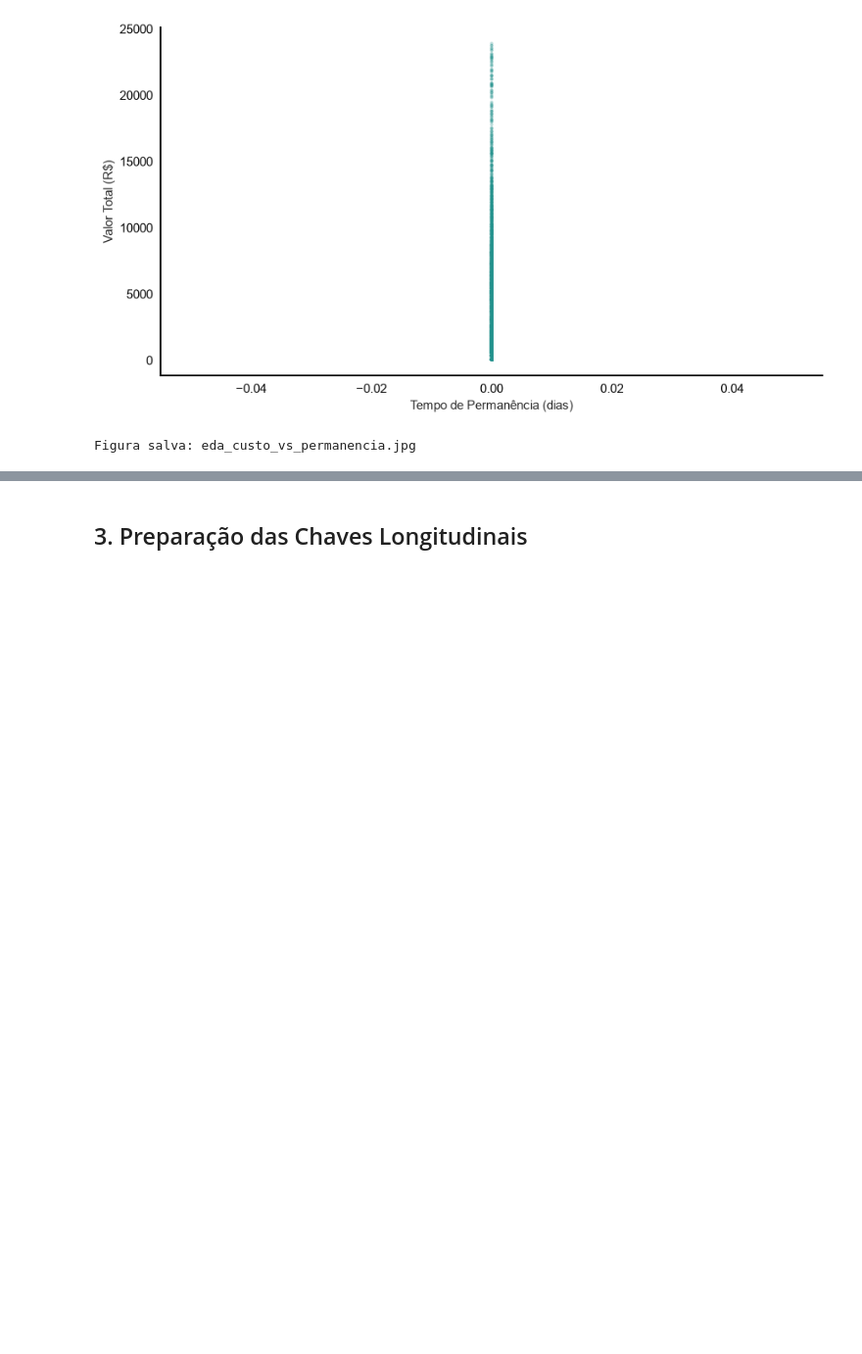
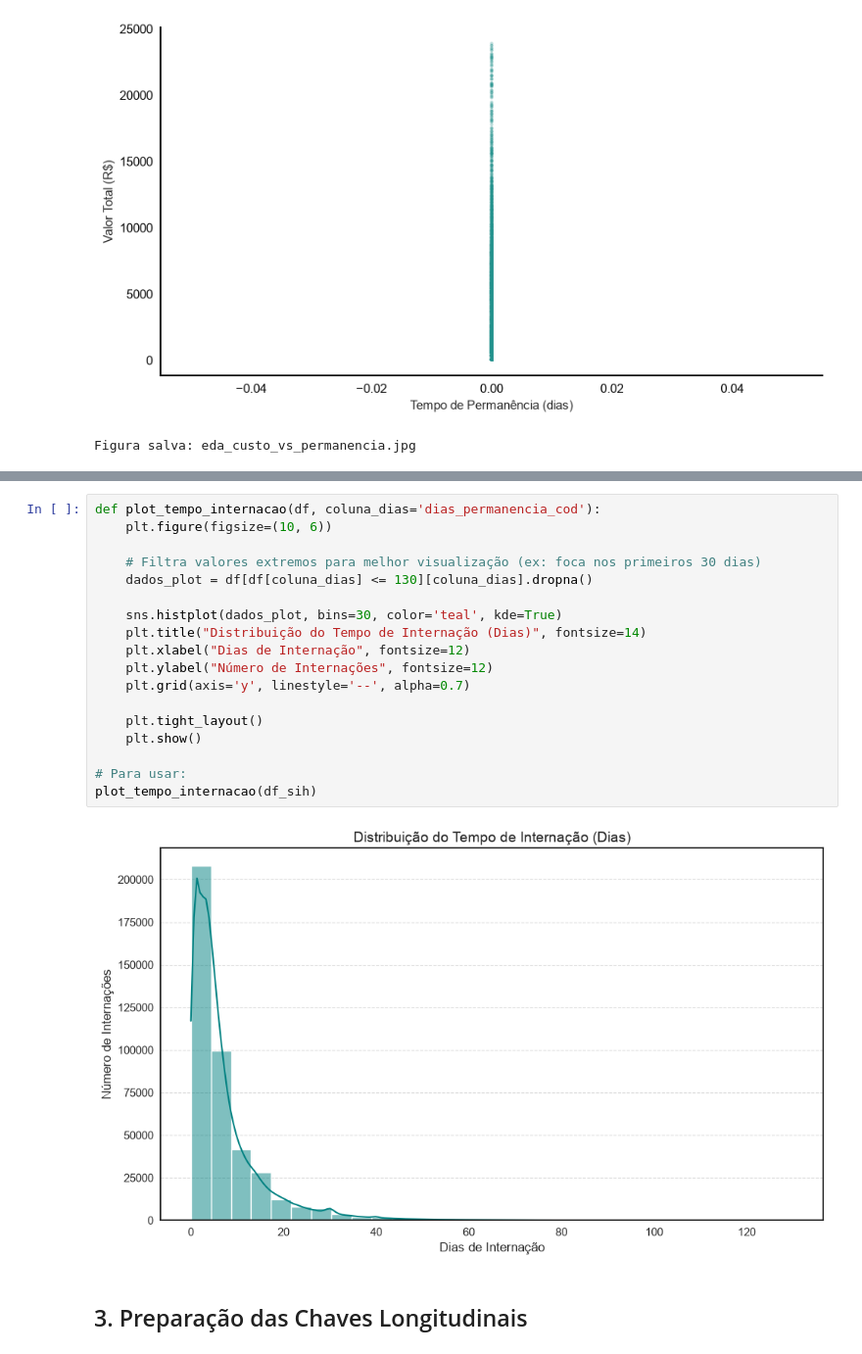
Before and after one commit to Carolina-Silva/TCC, a Jupyter notebook: notebooks/03_merge_and_eda.ipynb, the cells around one changed output, grey strips where cells are left out. Shown at 98% size. Cells and saved outputs as stored; diff of their text form; blank space fills up the shorter version.

```diff
--- a/notebooks/03_merge_and_eda.ipynb
+++ b/notebooks/03_merge_and_eda.ipynb
@@ -196,3 +247,23 @@ Figura salva: eda_custo_vs_permanencia.jpg
+# %%
+def plot_tempo_internacao(df, coluna_dias='dias_permanencia_cod'):
+    plt.figure(figsize=(10, 6))
+
+    # Filtra valores extremos para melhor visualização (ex: foca nos primeiros 30 dias)
+    dados_plot = df[df[coluna_dias] <= 130][coluna_dias].dropna()
+
+    sns.histplot(dados_plot, bins=30, color='teal', kde=True)
+    plt.title("Distribuição do Tempo de Internação (Dias)", fontsize=14)
+    plt.xlabel("Dias de Internação", fontsize=12)
+    plt.ylabel("Número de Internações", fontsize=12)
+    plt.grid(axis='y', linestyle='--', alpha=0.7)
+
+    plt.tight_layout()
+    plt.show()
+
+# Para usar:
+plot_tempo_internacao(df_sih)
+# %% [output]
+[figure, added]
 # %% [markdown]
 ## 3. Preparação das Chaves Longitudinais
 # %%
```
Also changed, not shown: parts of 2 cells of this notebook, 25 other files.
